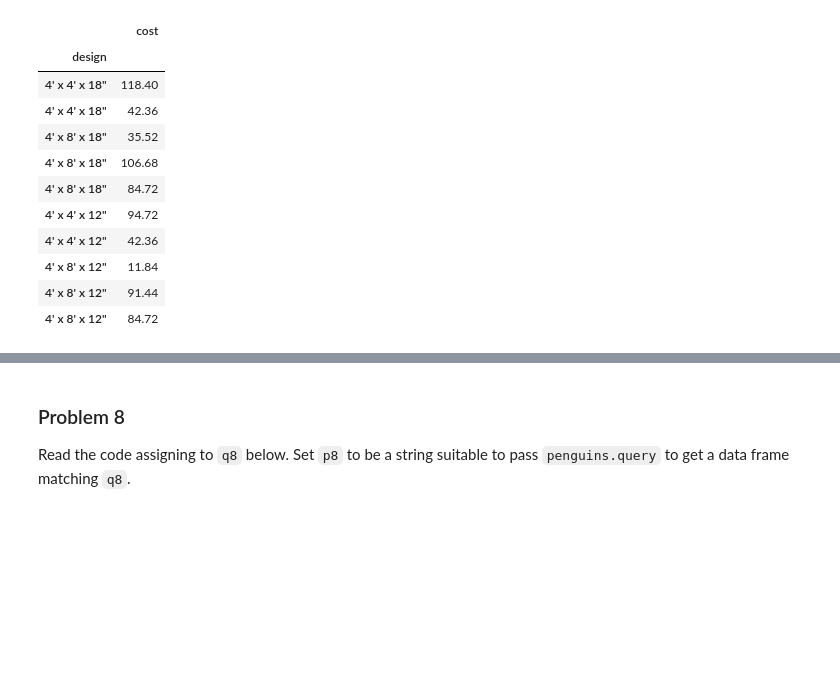
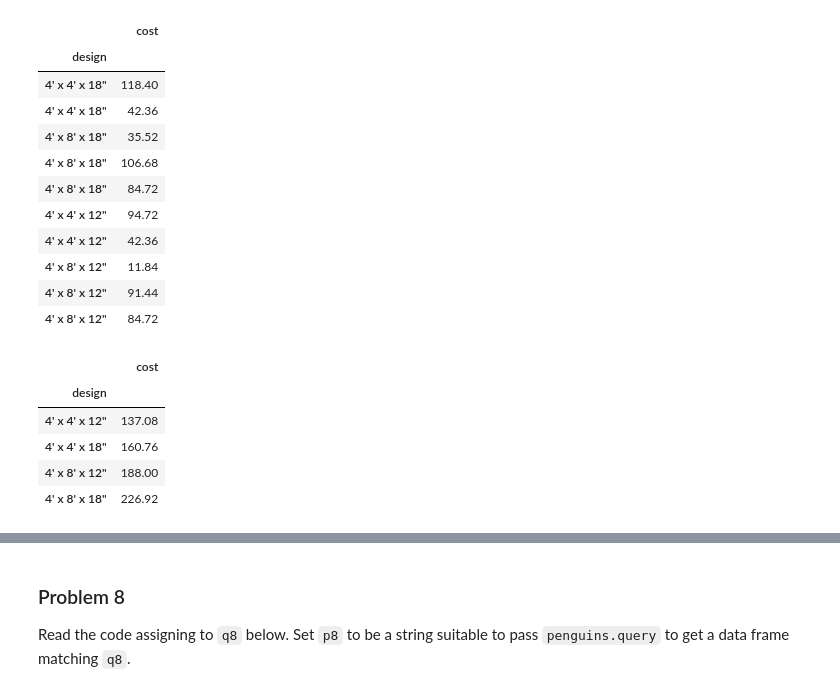
Before and after one commit to Haleymussary00/dx602-homework-09, a Jupyter notebook: homework.ipynb, the cells around one changed output, grey strips where cells are left out. Cells and saved outputs as stored; diff of their text form; code cells hidden in the pictures; blank space fills up the shorter version.

```diff
--- a/homework.ipynb
+++ b/homework.ipynb
@@ -318,6 +319,22 @@ output_df
 | 4' x 8' x 12" | 11.84 |
 | 4' x 8' x 12" | 91.44 |
 | 4' x 8' x 12" | 84.72 |
+# %%
+merged_df = design_materials.merge(material_costs, left_on="material", right_index=True)
+
+# Compute cost per material
+merged_df["cost"] = merged_df["quantity_per_bed"] * merged_df["unit_cost"]
+
+# Sum costs per design and keep design as the index
+p7 = merged_df.groupby("design")[["cost"]].sum()
+p7
+# %% [output]
+|  | cost |
+| design |  |
+| 4' x 4' x 12" | 137.08 |
+| 4' x 4' x 18" | 160.76 |
+| 4' x 8' x 12" | 188.00 |
+| 4' x 8' x 18" | 226.92 |
 # %%
 # YOUR CHANGES HERE
 
```
Also changed, not shown: parts of 3 cells of this notebook.
